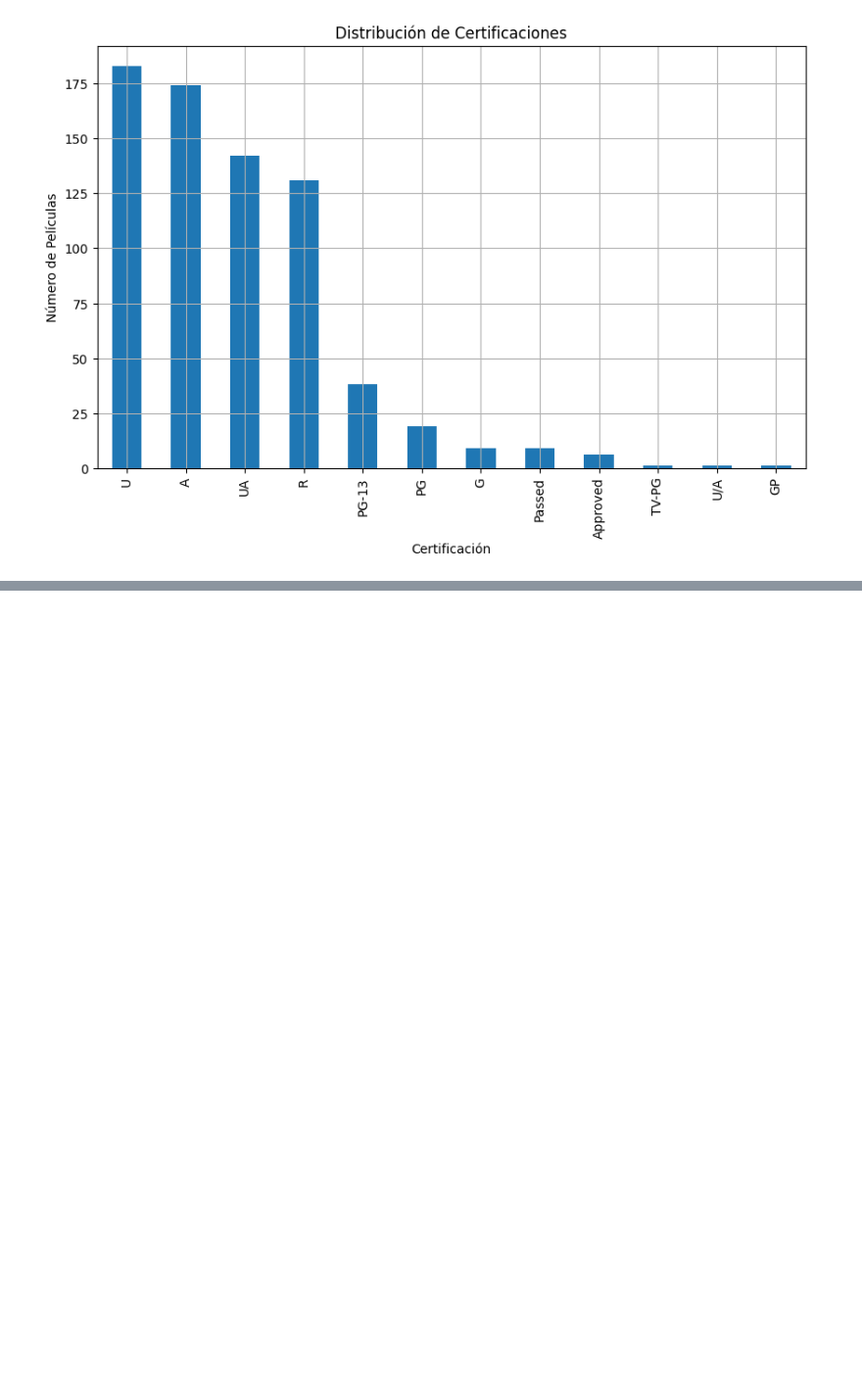
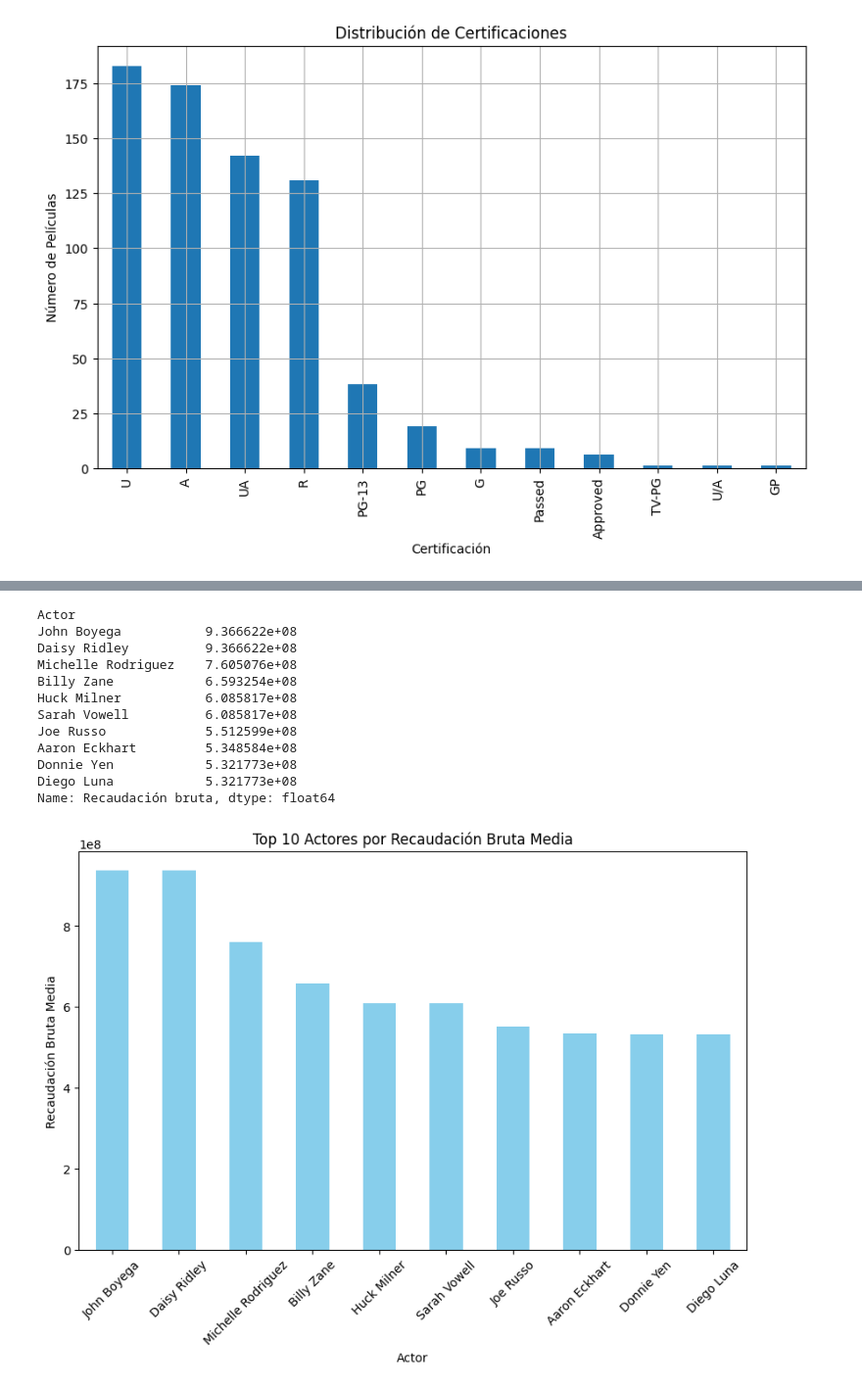
Before and after one commit to Dataniel31/Proyecto1-AnalisisDe-Pel-culasySeries-de-TVenIMDB, a Jupyter notebook: Proyecto1.ipynb, the cells around one changed output, grey strips where cells are left out. Shown at 98% size. Saved outputs shown, nothing was run; the diff lists cells and outputs as text; code cells hidden in the pictures; blank space fills up the shorter version.

```diff
--- a/Proyecto1.ipynb
+++ b/Proyecto1.ipynb
@@ -279,0 +327,34 @@ plt.show()
+# %%
+# Crear un nuevo DataFrame que contenga actores y sus recaudaciones brutas
+actores_columnas = ['Actor Principal 1', 'Actor Principal 2', 'Actor Principal 3', 'Actor Principal 4']
+actores_df = df.melt(id_vars=['Recaudación bruta'], value_vars=actores_columnas, var_name='Rol', value_name='Actor')
+
+# Agrupar por actor y calcular la recaudación bruta media
+actor_recaudacion = actores_df.groupby('Actor')['Recaudación bruta'].mean().sort_values(ascending=False)
+
+# Mostrar los 10 actores con mayores ingresos medios en taquilla
+top_actores = actor_recaudacion.head(10)
+print(top_actores)
+
+# Graficar los resultados
+plt.figure(figsize=(10, 6))
+top_actores.plot(kind='bar', color='skyblue')
+plt.title('Top 10 Actores por Recaudación Bruta Media')
+plt.xlabel('Actor')
+plt.ylabel('Recaudación Bruta Media')
+plt.xticks(rotation=45)
+plt.show()
+# %% [output]
+Actor
+John Boyega           9.366622e+08
+Daisy Ridley          9.366622e+08
+Michelle Rodriguez    7.605076e+08
+Billy Zane            6.593254e+08
+Huck Milner           6.085817e+08
+Sarah Vowell          6.085817e+08
+Joe Russo             5.512599e+08
+Aaron Eckhart         5.348584e+08
+Donnie Yen            5.321773e+08
+Diego Luna            5.321773e+08
+Name: Recaudación bruta, dtype: float64
+[figure, added]
```
Also changed, not shown: parts of 2 cells of this notebook.
